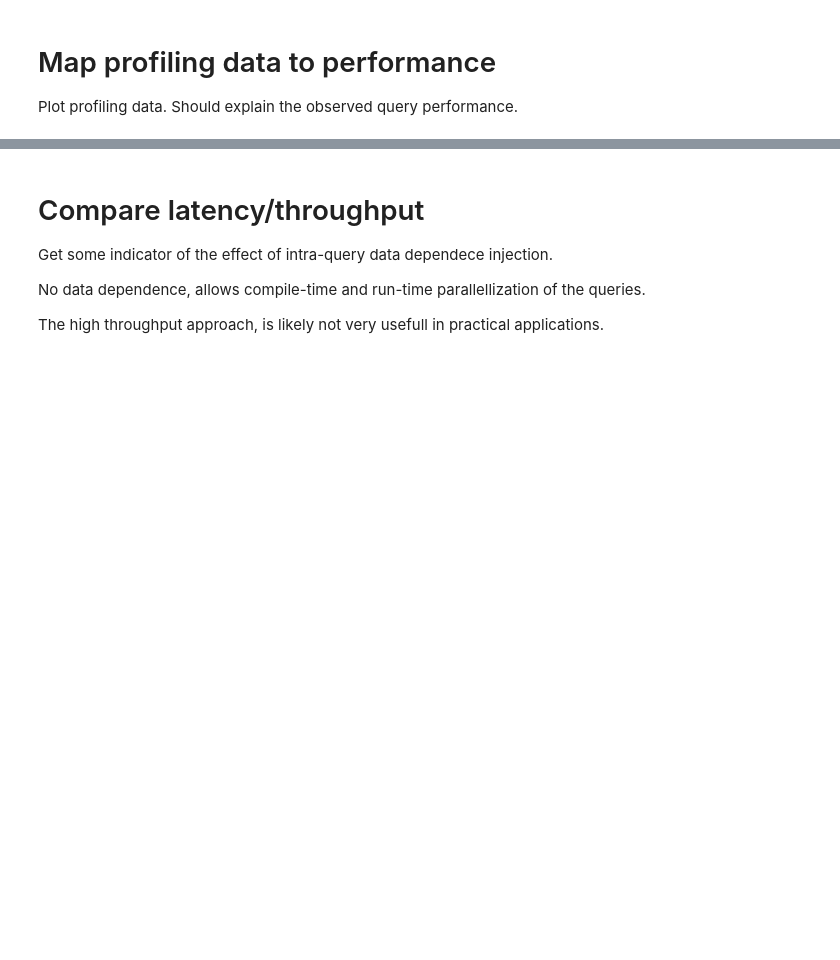
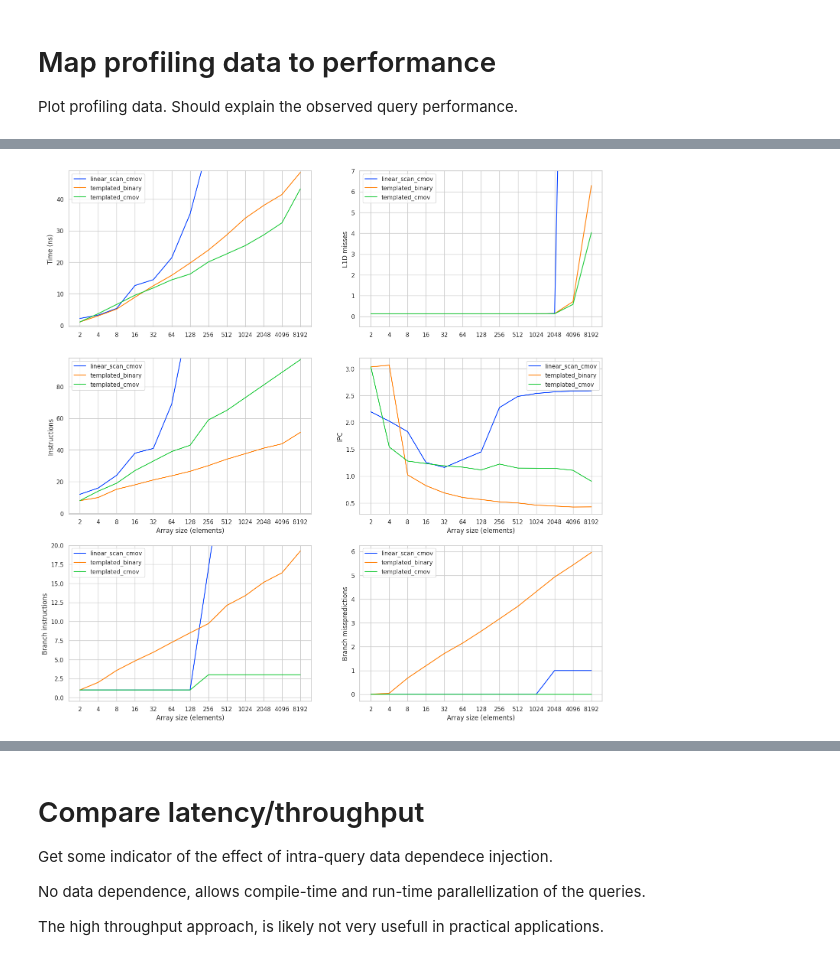
Before and after one commit to saskeli/search_microbench, a Jupyter notebook: results.ipynb, the cells around one changed output, grey strips where cells are left out. Saved outputs shown, nothing was run; the diff lists cells and outputs as text; code cells hidden in the pictures; blank space fills up the shorter version.

```diff
--- a/results.ipynb
+++ b/results.ipynb
@@ -207,4 +240,6 @@ plot_profiling("Intel_Core_i5-8250U", "uint64_t")
 # %%
-plot_profiling("Intel_Xeon_Gold_6248", "uint64_t")
+plot_profiling("Intel_Xeon_Gold_6248", "uint64_t", "small_search_Xeon_Gold_6248_prof.pdf")
+# %% [output]
+[figure, added]
 # %%
 plot_profiling("AMD_EPYC_7302", "uint64_t")
```
Also changed, not shown: parts of 21 cells of this notebook, 4 other files.
